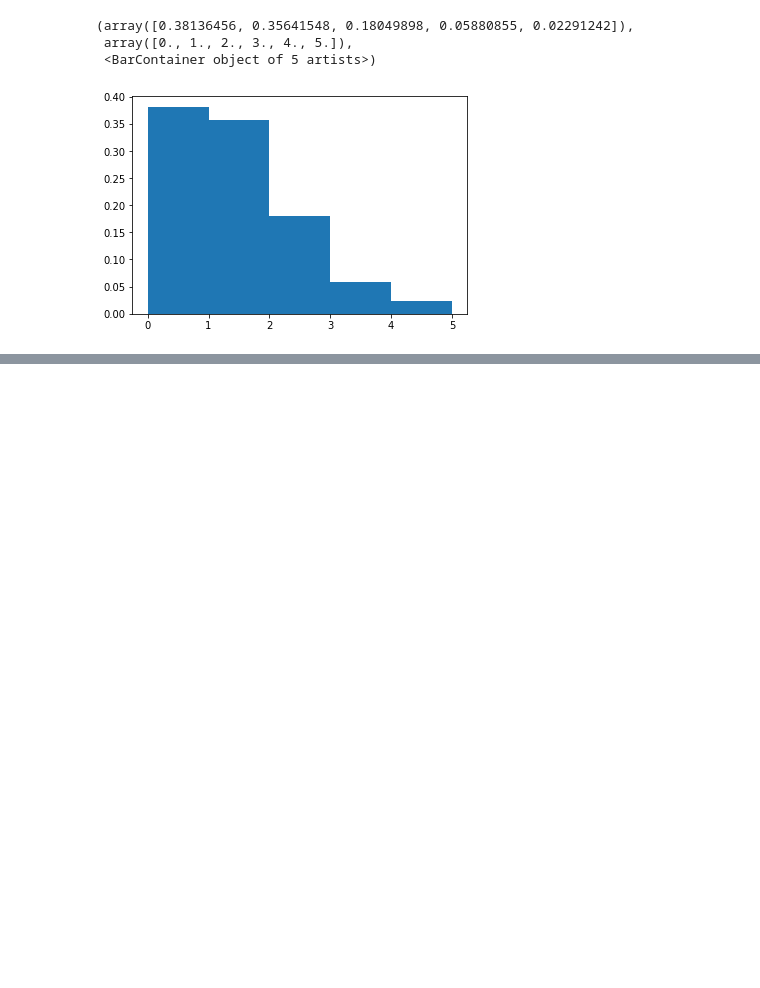
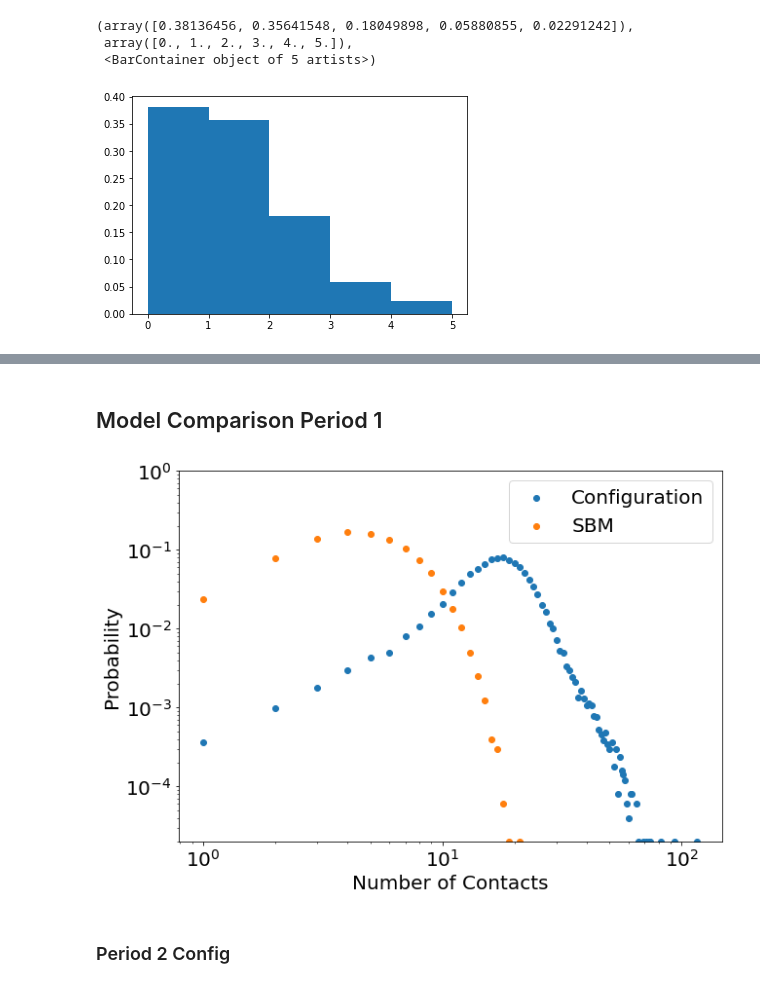
Before and after one commit to LukeMurrayKearney/MSc-Project-Network-Model-Rust-, a Jupyter notebook: model_analysis/random_graph_analysis.ipynb, the cells around one changed output, grey strips where cells are left out. Cells and saved outputs as stored; diff of their text form; code cells hidden in the pictures; blank space fills up the shorter version.

```diff
--- a/model_analysis/random_graph_analysis.ipynb
+++ b/model_analysis/random_graph_analysis.ipynb
@@ -144,0 +128,21 @@ print(result)
+# %% [markdown]
+## Model Comparison Period 1
+# %%
+unique1 = np.unique(np.array(network1['network_struct']['degrees'])+1,return_counts=True)
+unique2 = np.unique(np.array(network1SBM['network_struct']['degrees'])+1,return_counts=True)
+plt.figure(figsize=(10,7))
+ax = plt.gca()
+ax.scatter(unique1[0], unique1[1]/sum(unique1[1]), label="Configuration")
+ax.scatter(unique2[0], unique2[1]/sum(unique2[1]), label="SBM")
+ax.set_ylim([min(unique1[1]/sum(unique1[1])),1])
+ax.set_yscale('log')
+ax.set_xscale('log')
+ax.set_ylabel("Probability")
+ax.set_xlabel("Number of Contacts")
+ax.legend()
+plt.savefig("../../../figures/random_graph_model_figs/degree_dist_comparison1.png")
+plt.show()
+# %% [output]
+[figure, added]
+# %% [markdown]
+### Period 2 Config
```
Also changed, not shown: parts of 33 cells of this notebook, 15 other files.
